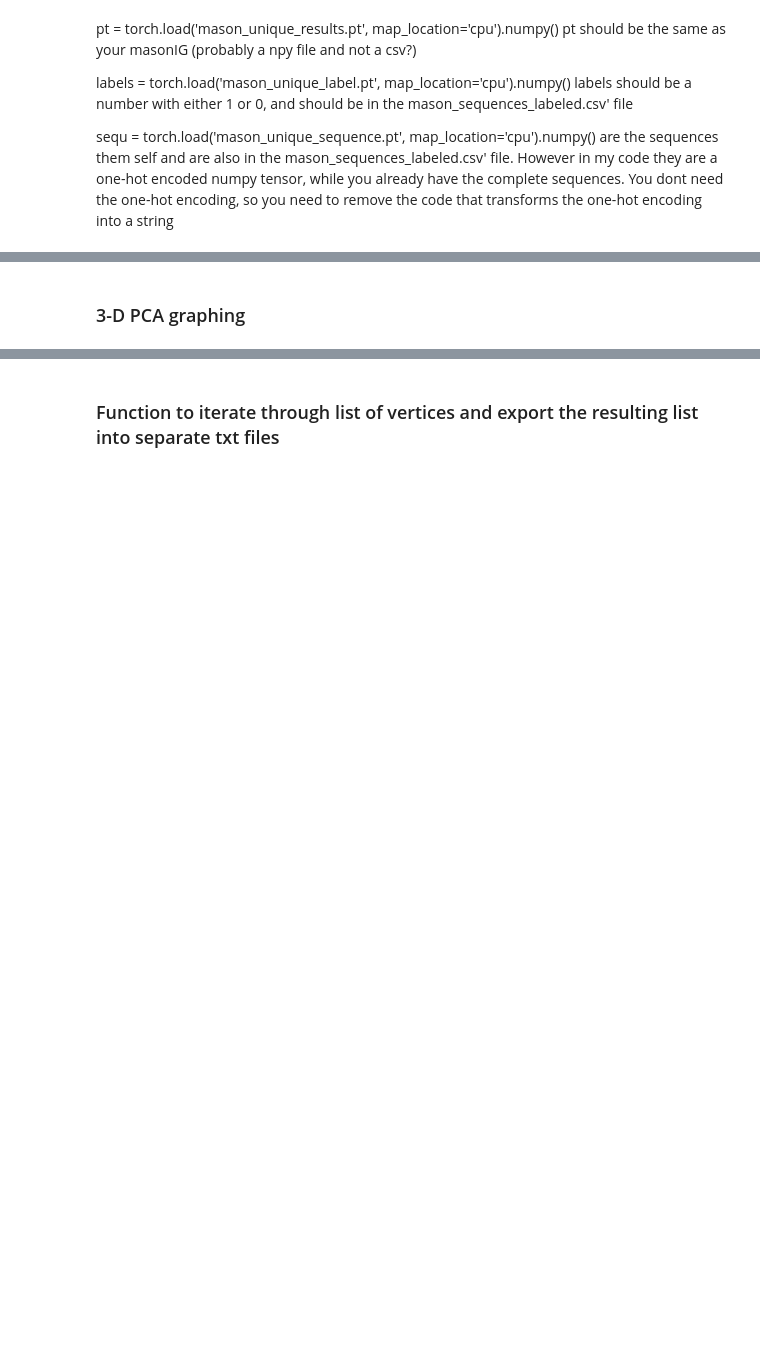
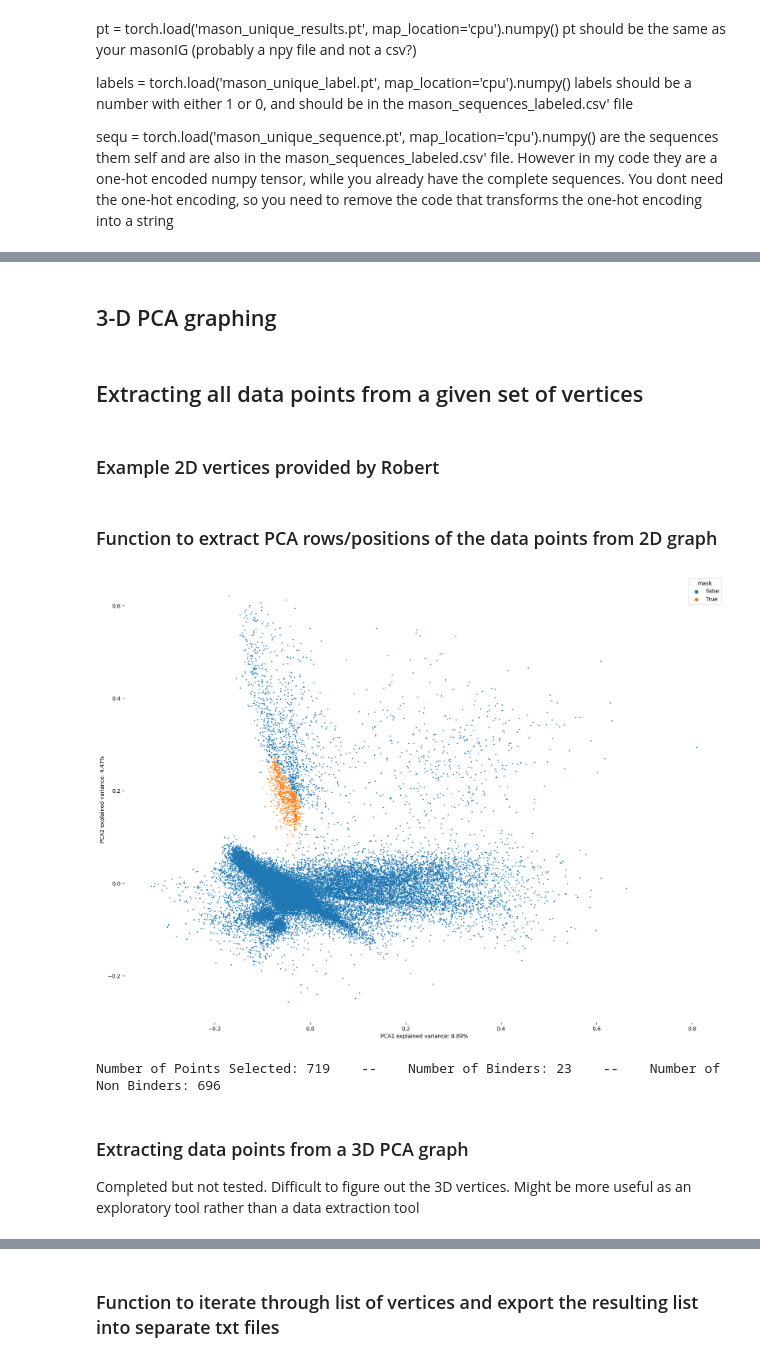
Before and after one commit to Idaviet/thesis_main, a Jupyter notebook: pca.ipynb, the cells around one changed output, grey strips where cells are left out. Saved outputs shown, nothing was run; the diff lists cells and outputs as text; code cells hidden in the pictures; blank space fills up the shorter version.

```diff
--- a/pca.ipynb
+++ b/pca.ipynb
@@ -138,5 +167,5 @@ def show_all_pc_combos(pt, labels, sequ, pc_no):
 # %% [markdown]
-### 3-D PCA graphing
+## 3-D PCA graphing
 # %%
 # pip install plotly
 # %%
@@ -201,3 +231,7 @@ def show_all_pc_combos_3d(pt, labels, sequ, pc_no, show_points = None):
                         graphing_3d(pt, labels, sequ, i, j, k, 'binders')
 
 # show_all_pc_combos_3d(pt, labels, sequ, 10, show_points = None)
+# %% [markdown]
+## Extracting all data points from a given set of vertices
+# %% [markdown]
+### Example 2D vertices provided by Robert
@@ -203,0 +285,53 @@ def show_all_pc_combos_3d(pt, labels, sequ, pc_no, show_points = None):
+# %% [markdown]
+### Function to extract PCA rows/positions of the data points from 2D graph
+# %%
+### ploting selection captured in vertices
+def pca_selection(pt, labels, vertices, pc1, pc2, show_graph = None):
+    """
+    Returns the positions of the IG sequences entries that fall within the selected vertices
+    Resulting list can be of all CDRH3 located within the vertices or just the binders/non-binders
+    Also returns the final complete array for QC purposes
+
+    Final 'show_graph' input can be left blank, or input 'y' or 'yes' to show the resulting graph and selected points
+
+    Returned selection to be used in next functions to extract and convert the sequences to one letter amino acid code
+    """
+    pca = compute_pca(pc2)
+    pca_transf = pca_transformation(pt, pca, pc1, pc2)
+
+    hull = ConvexHull(vertices)
+    vertices = vertices[hull.vertices]
+
+    path = Path(vertices)
+    mask = path.contains_points(pca_transf)
+
+
+    x_axes = f'PCA{pc1} explained variance: {pca.explained_variance_ratio_[pc1-1]*100:.2f}%'
+    y_axes = f'PCA{pc2} explained variance: {pca.explained_variance_ratio_[pc2-1]*100:.2f}%'
+
+    X = pd.DataFrame(pca_transf, columns = [x_axes, y_axes])
+    X['Labels'] = pd.DataFrame(labels, columns=['Labels'])['Labels'].apply(lambda x: 'Binder' if x > 0.5 else 'Non Binder')
+
+    X['mask'] = mask
+
+    if show_graph == 'y' or show_graph == 'yes':
+        plt.figure(figsize = (20,15))
+        ax = sns.scatterplot(x=x_axes, y=y_axes, data=X, linewidth=0, hue='mask', s=5)
+        ax.set_frame_on(False)
+        plt.show()
+
+    all_rows = [int(i) for i in X.index[mask]]
+    binder_rows = [int(i) for i in X.index[mask] if X.loc[i, 'Labels'] == 'Binder']
+    nonbinder_rows = [int(i) for i in X.index[mask] if X.loc[i, 'Labels'] == 'Non Binder']
+
+    print(f'Number of Points Selected: {len(all_rows)}    --    Number of Binders: {len(binder_rows)}    --    Number of Non Binders: {len(nonbinder_rows)}')
+
+    return all_rows, binder_rows, nonbinder_rows, X
+
+all_rows, selected_binders, selected_nonbinders, xarray = pca_selection(pt, labels, vertices_1, 1, 2, show_graph = 'y')
+# %% [output]
+[figure, added]
+Number of Points Selected: 719    --    Number of Binders: 23    --    Number of Non Binders: 696
+# %% [markdown]
+### Extracting data points from a 3D PCA graph
+Completed but not tested. Difficult to figure out the 3D vertices. Might be more useful as an exploratory tool rather than a data extraction tool
```
Also changed, not shown: parts of 28 cells of this notebook.
